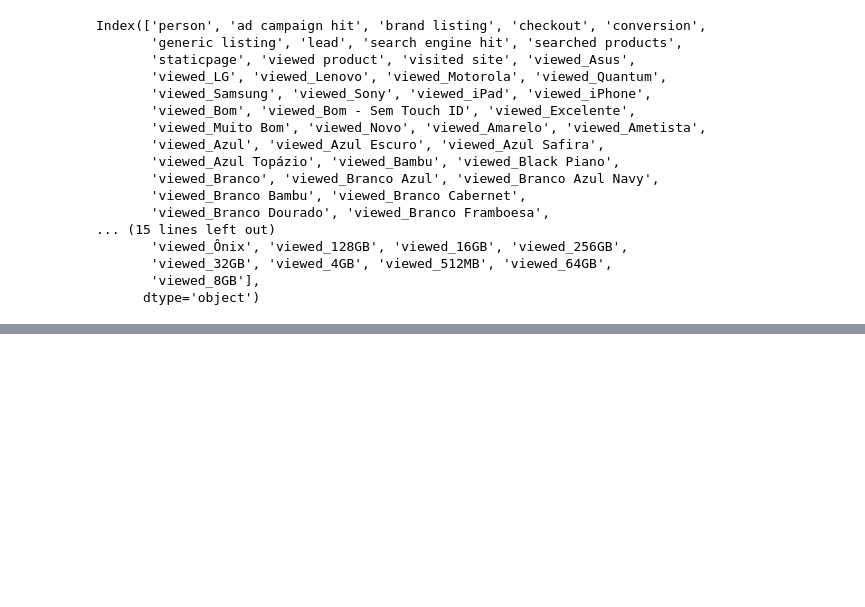
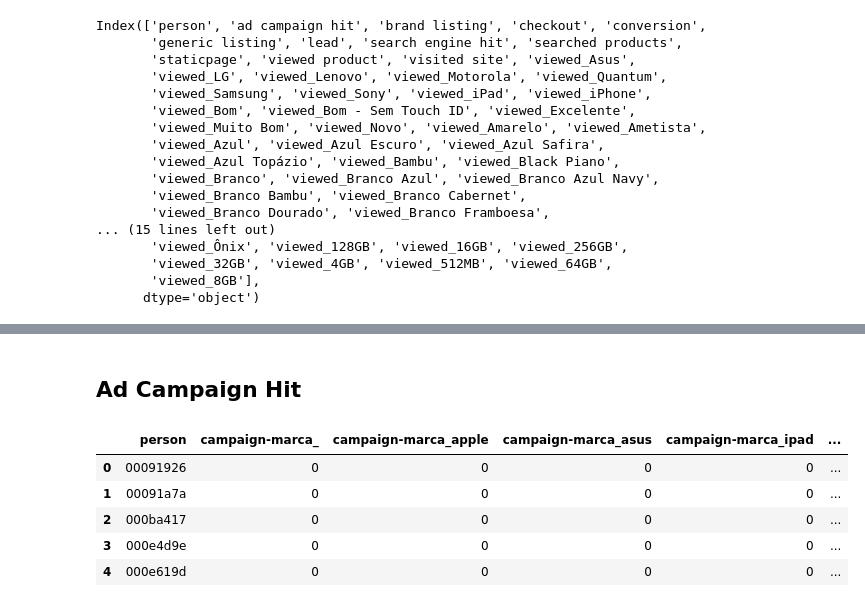
Before and after one commit to camilaserra5/tp2_machine_learning, a Jupyter notebook: model_developing.ipynb, the cells around one changed output, grey strips where cells are left out. Saved outputs shown, nothing was run; the diff lists cells and outputs as text; code cells hidden in the pictures; blank space fills up the shorter version.

```diff
--- a/model_developing.ipynb
+++ b/model_developing.ipynb
@@ -308,0 +320,33 @@ Index(['person', 'ad campaign hit', 'brand listing', 'checkout', 'conversion',
+# %% [markdown]
+## Ad Campaign Hit
+# %%
+campaign_events = events[events['event']=='ad campaign hit'][['timestamp', 'event', 'person', 'url',
+       'campaign_source', 'day', 'month', 'timestamp_anterior', 'start_session', 'session_num', 'session_id']]
+campaign_events['ads_accion'] = campaign_events['url'].str.split('/').str[1]
+campaign_events['ads_marca'] = campaign_events['url'].str.split('/').str[2]
+campaign_events['ads_modelo'] = campaign_events['url'].str.split('/').str[3]
+
+## source
+campaign_data = campaign_events[campaign_events['campaign_source'].notnull()]
+campaign_data = campaign_data[['person', 'campaign_source', 'timestamp']].pivot_table(index='person', columns='campaign_source', values='timestamp', aggfunc='count', fill_value=0)
+campaign_data.columns = campaign_data.columns.astype('object')
+campaign_data.reset_index(inplace=True)
+campaign_data.columns = ['campaign-source_'+col if col != 'person' else col for col in campaign_data.columns]
+final_data = pd.merge(final_data, campaign_data, on='person', how='left').fillna(0)
+campaign_data.head()
+
+## marca
+campaign_data = campaign_events[campaign_events['ads_marca'].notnull()]
+campaign_data = campaign_events[['person', 'ads_marca', 'timestamp']].pivot_table(index='person', columns='ads_marca', values='timestamp', aggfunc='count', fill_value=0)
+campaign_data.columns = campaign_data.columns.astype('object')
+campaign_data.reset_index(inplace=True)
+campaign_data.columns = ['campaign-marca_'+col if col != 'person' else col for col in campaign_data.columns]
+final_data = pd.merge(final_data, campaign_data, on='person', how='left').fillna(0)
+campaign_data.head()
+# %% [output]
+|  | person | campaign-marca_ | campaign-marca_apple | campaign-marca_asus | campaign-marca_ipad | ... |
+| 0 | 00091926 | 0 | 0 | 0 | 0 | ... |
+| 1 | 00091a7a | 0 | 0 | 0 | 0 | ... |
+| 2 | 000ba417 | 0 | 0 | 0 | 0 | ... |
+| 3 | 000e4d9e | 0 | 0 | 0 | 0 | ... |
+| 4 | 000e619d | 0 | 0 | 0 | 0 | ... |
```
Also changed, not shown: parts of 3 cells of this notebook.
